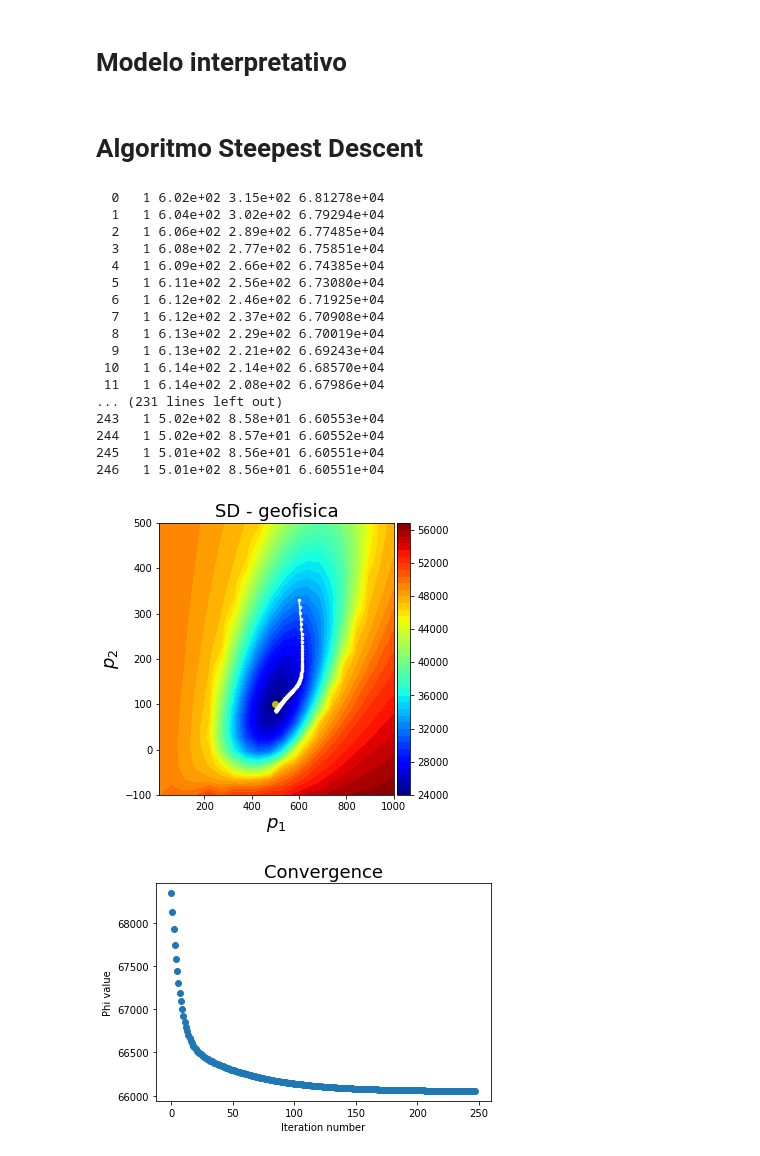
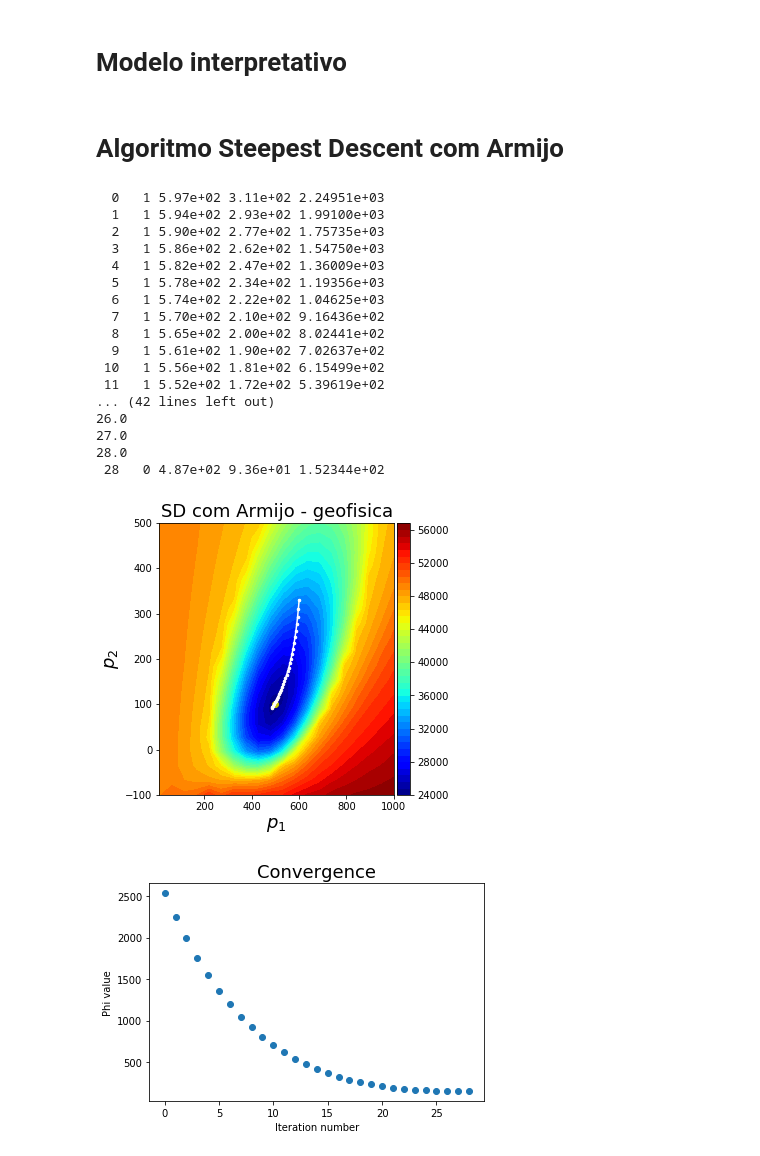
Before and after one commit to leobvital/non-linear-inversion, a Jupyter notebook: steepest_armijo_geofisica.ipynb, the cells around one changed output. Saved outputs shown, nothing was run; the diff lists cells and outputs as text; code cells hidden in the pictures.

```diff
--- a/steepest_armijo_geofisica.ipynb
+++ b/steepest_armijo_geofisica.ipynb
@@ -232,6 +232,7 @@ p0 = np.array([p01,p02])
 alfa = 0.0001
 beta = 0.4
 epsilon = 0.000001
+mi = 0.01
 
 # calculando o valor da função e do resíduo em p0
 res0 = cylinder_data['data_noise'] - d0
@@ -241,7 +242,7 @@ p1_list = [p01]
 p2_list = [p02]
 phi_list = [phi0]
 # %% [markdown]
-# Algoritmo Steepest Descent
+# Algoritmo Steepest Descent com Armijo
 # %%
 for i in range(10000):
     m = 0.
@@ -250,7 +251,7 @@ for i in range(10000):
     # calculando a Jacobiana e o gradiente
     G = jacobi_geo(regular_grid['xp'], regular_grid['yp'], regular_grid['zp'], prism0, cylinder_model['M'],
                    deltar, deltaz, cylinder_model['inc'], cylinder_model['dec'])
-    grad = -2.*np.dot(G.T, res0)
+    grad = -2.*np.dot(G.T, res0) + mi*p0
 
     # calculando p e atualizando para a próxima iteração
     p = p0 - lamb*grad
@@ -273,7 +274,10 @@ for i in range(10000):
         res = cylinder_data['data_noise'] - d
         phi = np.sum(res*res)
 
-    if (abs(phi - phi0)/abs(phi0) <= epsilon):
+    # printa os valores
+    print '%3d %3d %.2e %.2e %.5e' % (i, lamb, p[0], p[1], phi)
+
+    if (abs(phi - phi0)/phi0 <= epsilon):
         break
     else:
         # armazenando os resultados em listas para o plot
@@ -287,47 +291,44 @@ for i in range(10000):
         res0 = res
         phi0 = phi
         prim0 = prism
-
-        # printa os valores
-        print '%3d %3d %.2e %.2e %.5e' % (i, lamb, p0[0], p0[1], phi0)
 # %% [output]
-  0   1 6.02e+02 3.15e+02 6.81278e+04
-  1   1 6.04e+02 3.02e+02 6.79294e+04
-  2   1 6.06e+02 2.89e+02 6.77485e+04
-  3   1 6.08e+02 2.77e+02 6.75851e+04
-  4   1 6.09e+02 2.66e+02 6.74385e+04
-  5   1 6.11e+02 2.56e+02 6.73080e+04
-  6   1 6.12e+02 2.46e+02 6.71925e+04
-  7   1 6.12e+02 2.37e+02 6.70908e+04
-  8   1 6.13e+02 2.29e+02 6.70019e+04
-  9   1 6.13e+02 2.21e+02 6.69243e+04
- 10   1 6.14e+02 2.14e+02 6.68570e+04
- 11   1 6.14e+02 2.08e+02 6.67986e+04
-... (231 lines left out)
-243   1 5.02e+02 8.58e+01 6.60553e+04
-244   1 5.02e+02 8.57e+01 6.60552e+04
-245   1 5.01e+02 8.56e+01 6.60551e+04
-246   1 5.01e+02 8.56e+01 6.60551e+04
+  0   1 5.97e+02 3.11e+02 2.24951e+03
+  1   1 5.94e+02 2.93e+02 1.99100e+03
+  2   1 5.90e+02 2.77e+02 1.75735e+03
+  3   1 5.86e+02 2.62e+02 1.54750e+03
+  4   1 5.82e+02 2.47e+02 1.36009e+03
+  5   1 5.78e+02 2.34e+02 1.19356e+03
+  6   1 5.74e+02 2.22e+02 1.04625e+03
+  7   1 5.70e+02 2.10e+02 9.16436e+02
+  8   1 5.65e+02 2.00e+02 8.02441e+02
+  9   1 5.61e+02 1.90e+02 7.02637e+02
+ 10   1 5.56e+02 1.81e+02 6.15499e+02
+ 11   1 5.52e+02 1.72e+02 5.39619e+02
+... (42 lines left out)
+26.0
+27.0
+28.0
+ 28   0 4.87e+02 9.36e+01 1.52344e+02
 # %%
 #plot
 plt.figure(figsize=(5,5))
 plt.plot(500., 100., 'oy')
 plt.plot(p1_list, p2_list, '.w-', markersize=5)
-plt.title('SD - geofisica', fontsize=18)
+plt.title('SD com Armijo - geofisica', fontsize=18)
 plt.contourf(cylinder_data['p1'], cylinder_data['p2'], cylinder_data['phi_eq'], 40, cmap='jet')
 plt.xlabel('$p_1$', fontsize=18)
 plt.ylabel('$p_2$', fontsize=18)
 plt.colorbar(pad=0.01, aspect=20, shrink=1)
-plt.savefig('plot_rosenbrock.png', pad_inches=0.0)
+plt.savefig('plot_SD_Armijo_geofisica.png', pad_inches=0.0)
 plt.show()
 # %% [output]
-[figure, old version]
+[figure, new version]
 # %%
 plt.title('Convergence', fontsize = 18)
 plt.xlabel('Iteration number')
 plt.ylabel('Phi value')
 plt.plot(phi_list, 'o')
-plt.savefig('convergence.png', dpi=300)
+plt.savefig('convergence_SD_Armijo_geofisca.png', dpi=300)
 plt.show()
 # %% [output]
-[figure, old version]
+[figure, new version]
```
Also changed, not shown: parts of 4 cells of this notebook, 13 other files.
